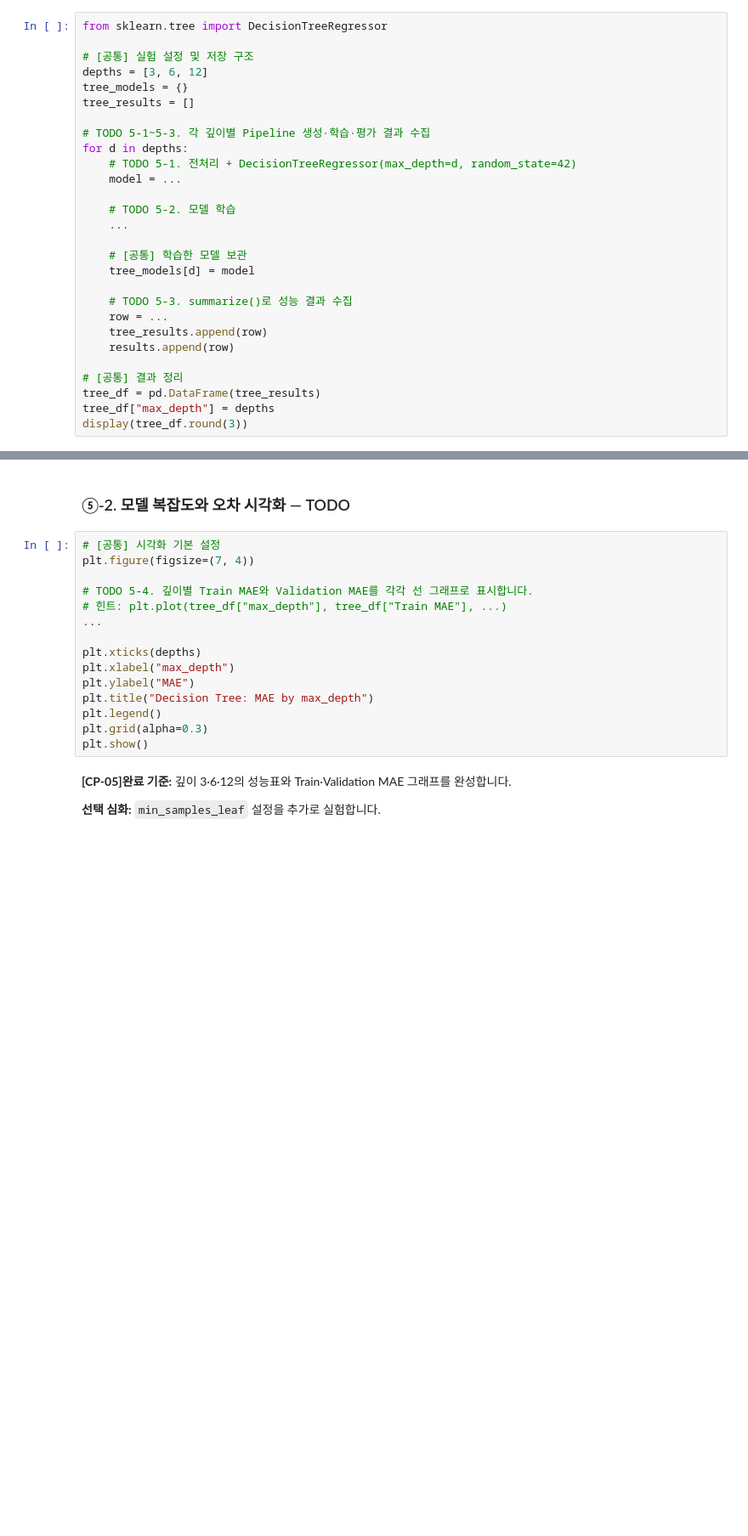
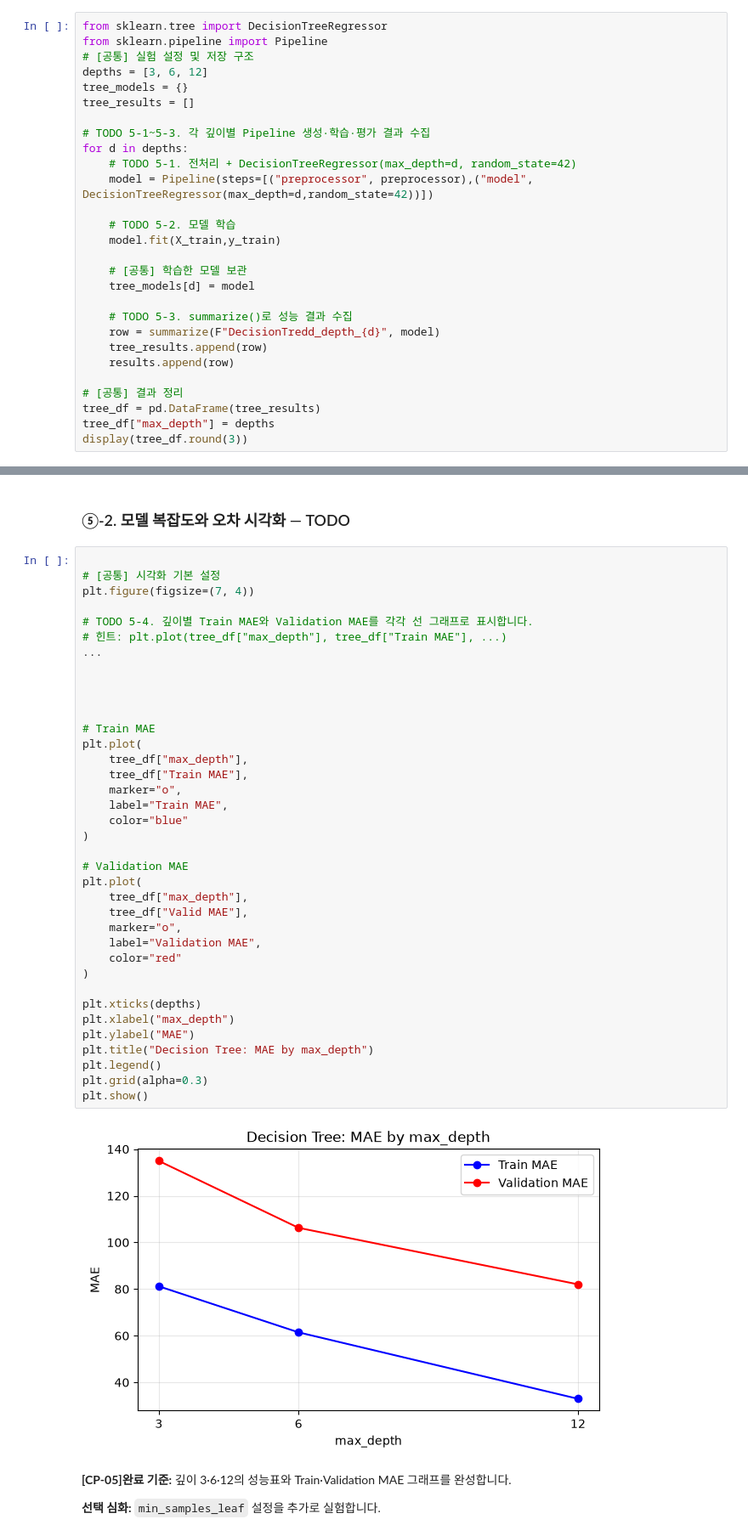
Before and after one commit to djdjwoqve-boop/ai-mini-projects, a Jupyter notebook: mini-project-01/code/01_regression_bike_demand.ipynb, the cells around one changed output, grey strips where cells are left out. Shown at 85% size. Cells and saved outputs as stored; diff of their text form; blank space fills up the shorter version.

```diff
--- a/mini-project-01/code/01_regression_bike_demand.ipynb
+++ b/mini-project-01/code/01_regression_bike_demand.ipynb
@@ -550,6 +554,6 @@ print(results_df)
 # %%
 from sklearn.tree import DecisionTreeRegressor
-
+from sklearn.pipeline import Pipeline
 # [공통] 실험 설정 및 저장 구조
 depths = [3, 6, 12]
 tree_models = {}
@@ -558,16 +562,16 @@ tree_results = []
 # TODO 5-1~5-3. 각 깊이별 Pipeline 생성·학습·평가 결과 수집
 for d in depths:
     # TODO 5-1. 전처리 + DecisionTreeRegressor(max_depth=d, random_state=42)
-    model = ...
+    model = Pipeline(steps=[("preprocessor", preprocessor),("model", DecisionTreeRegressor(max_depth=d,random_state=42))])
 
     # TODO 5-2. 모델 학습
-    ...
+    model.fit(X_train,y_train)
 
     # [공통] 학습한 모델 보관
     tree_models[d] = model
 
     # TODO 5-3. summarize()로 성능 결과 수집
-    row = ...
+    row = summarize(F"DecisionTredd_depth_{d}", model)
     tree_results.append(row)
     results.append(row)
 
@@ -578,20 +587,44 @@ display(tree_df.round(3))
 # %% [markdown]
 ### ⑤-2. 모델 복잡도와 오차 시각화 — TODO
 # %%
+
 # [공통] 시각화 기본 설정
 plt.figure(figsize=(7, 4))
 
 # TODO 5-4. 깊이별 Train MAE와 Validation MAE를 각각 선 그래프로 표시합니다.
 # 힌트: plt.plot(tree_df["max_depth"], tree_df["Train MAE"], ...)
 ...
+
+
+
+
+# Train MAE
+plt.plot(
+    tree_df["max_depth"],
+    tree_df["Train MAE"],
+    marker="o",
+    label="Train MAE",
+    color="blue"
+)
+
+# Validation MAE
+plt.plot(
+    tree_df["max_depth"],
+    tree_df["Valid MAE"],
+    marker="o",
+    label="Validation MAE",
+    color="red"
+)
 
 plt.xticks(depths)
 plt.xlabel("max_depth")
 plt.ylabel("MAE")
 plt.title("Decision Tree: MAE by max_depth")
 plt.legend()
 plt.grid(alpha=0.3)
 plt.show()
+# %% [output]
+[figure, added]
 # %% [markdown]
 **[CP-05]완료 기준:** 깊이 3·6·12의 성능표와 Train·Validation MAE 그래프를 완성합니다.
 
```
Also changed, not shown: parts of 2 cells of this notebook.
